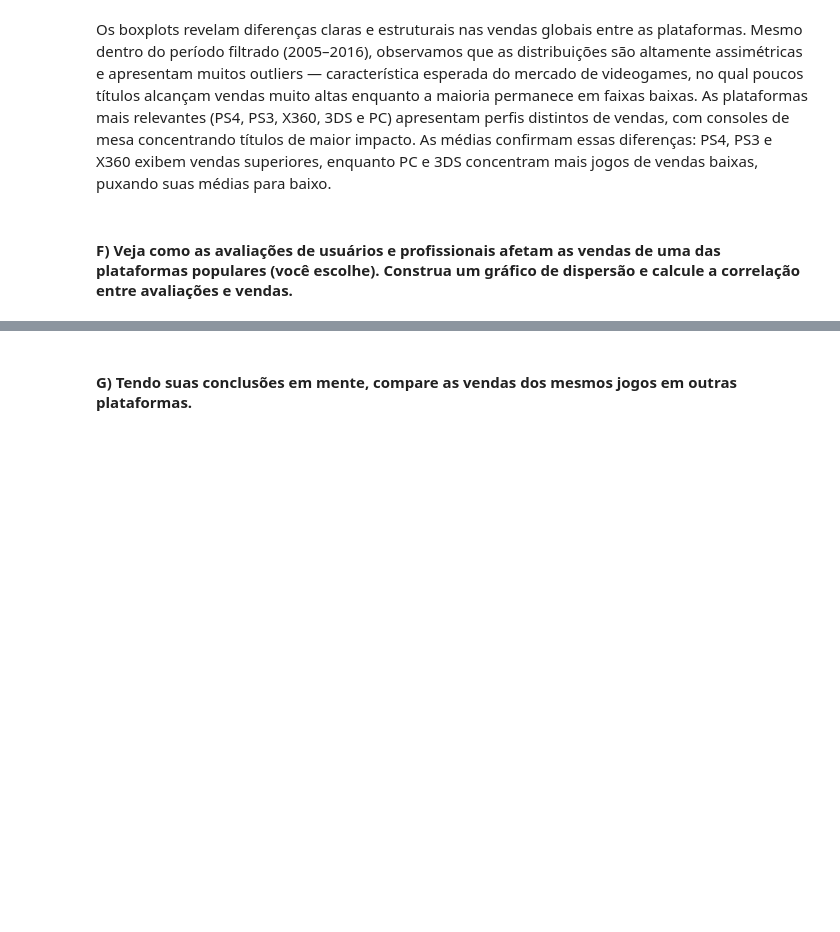
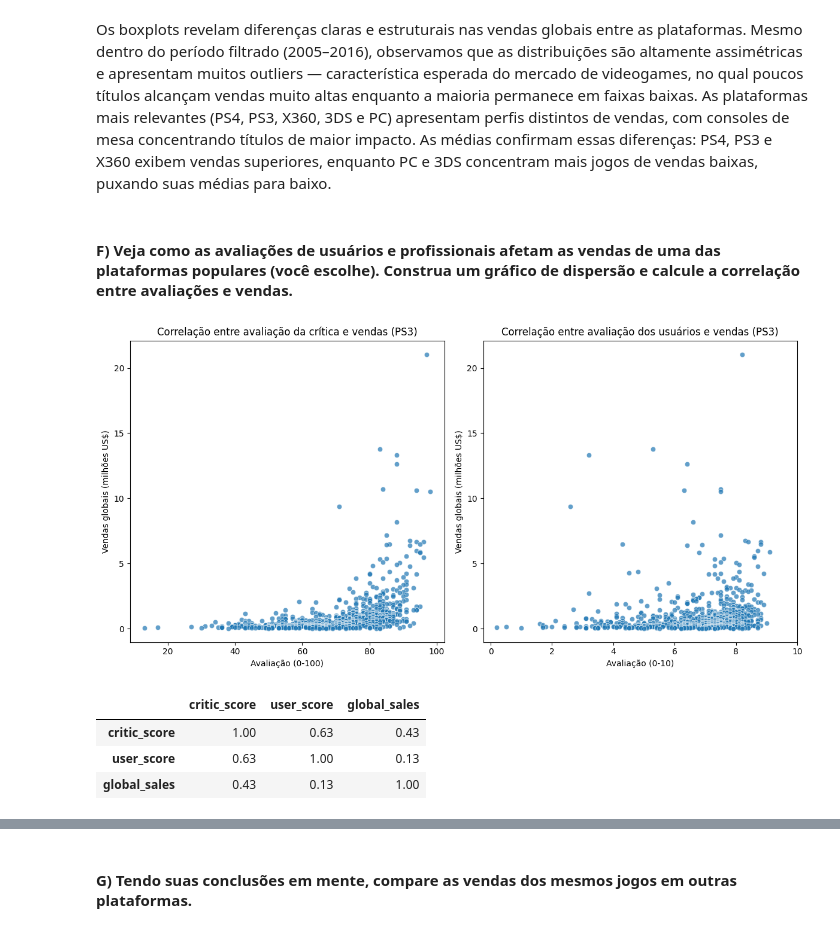
Before and after one commit to BCaravina/video-games-EDA, a Jupyter notebook: notebooks/analysis.ipynb, the cells around one changed output, grey strips where cells are left out. Saved outputs shown, nothing was run; the diff lists cells and outputs as text; code cells hidden in the pictures; blank space fills up the shorter version.

Commit message:
Análise avaliações usuários e críticos

```diff
--- a/notebooks/analysis.ipynb
+++ b/notebooks/analysis.ipynb
@@ -506,3 +506,52 @@ Os boxplots revelam diferenças claras e estruturais nas vendas globais entre as
 As plataformas mais relevantes (PS4, PS3, X360, 3DS e PC) apresentam perfis distintos de vendas, com consoles de mesa concentrando títulos de maior impacto. As médias confirmam essas diferenças: PS4, PS3 e X360 exibem vendas superiores, enquanto PC e 3DS concentram mais jogos de vendas baixas, puxando suas médias para baixo.
 # %% [markdown]
 #### F) Veja como as avaliações de usuários e profissionais afetam as vendas de uma das plataformas populares (você escolhe). Construa um gráfico de dispersão e calcule a correlação entre avaliações e vendas.
+# %%
+# platform_summary.sort_values('peak_sales', ascending=False)
+
+# escolhendo PS3 para análise pois tem bastante vendas e permanece relevante em 2016
+filtro_ps3 = df_2005_2016[df_2005_2016["platform"] == 'PS3']
+
+plt.figure(figsize=(12, 6))
+
+# SCATTER 1: AVALIAÇÃO CRÍTICOS
+plt.subplot(1, 2, 1)
+sns.scatterplot(
+    data=filtro_ps3,
+    x='critic_score',
+    y='global_sales',
+    alpha=0.7
+)
+
+plt.title('Correlação entre avaliação da crítica e vendas (PS3)')
+plt.xlabel('Avaliação (0-100)')
+plt.ylabel('Vendas globais (milhões US$)')
+
+# SCATTER 2: AVALIAÇÃO USUÁRIOS
+plt.subplot(1, 2, 2)
+sns.scatterplot(
+    data=filtro_ps3,
+    x='user_score',
+    y='global_sales',
+    alpha=0.7
+)
+
+plt.title('Correlação entre avaliação dos usuários e vendas (PS3)')
+plt.xlabel('Avaliação (0-10)')
+plt.xticks(range(0, 11, 2))
+plt.ylabel('Vendas globais (milhões US$)')
+
+plt.tight_layout()
+plt.show()
+# %% [output]
+[figure, added]
+# %%
+# calculando a correlação entre scores e sales
+# filtro_ps3[["critic_score", "global_sales"]].corr()
+# filtro_ps3[["user_score", "global_sales"]].corr()
+filtro_ps3[["critic_score","user_score", "global_sales"]].corr().round(2)
+# %% [output]
+|  | critic_score | user_score | global_sales |
+| critic_score | 1.00 | 0.63 | 0.43 |
+| user_score | 0.63 | 1.00 | 0.13 |
+| global_sales | 0.43 | 0.13 | 1.00 |
```
Also changed, not shown: parts of 2 cells of this notebook.
